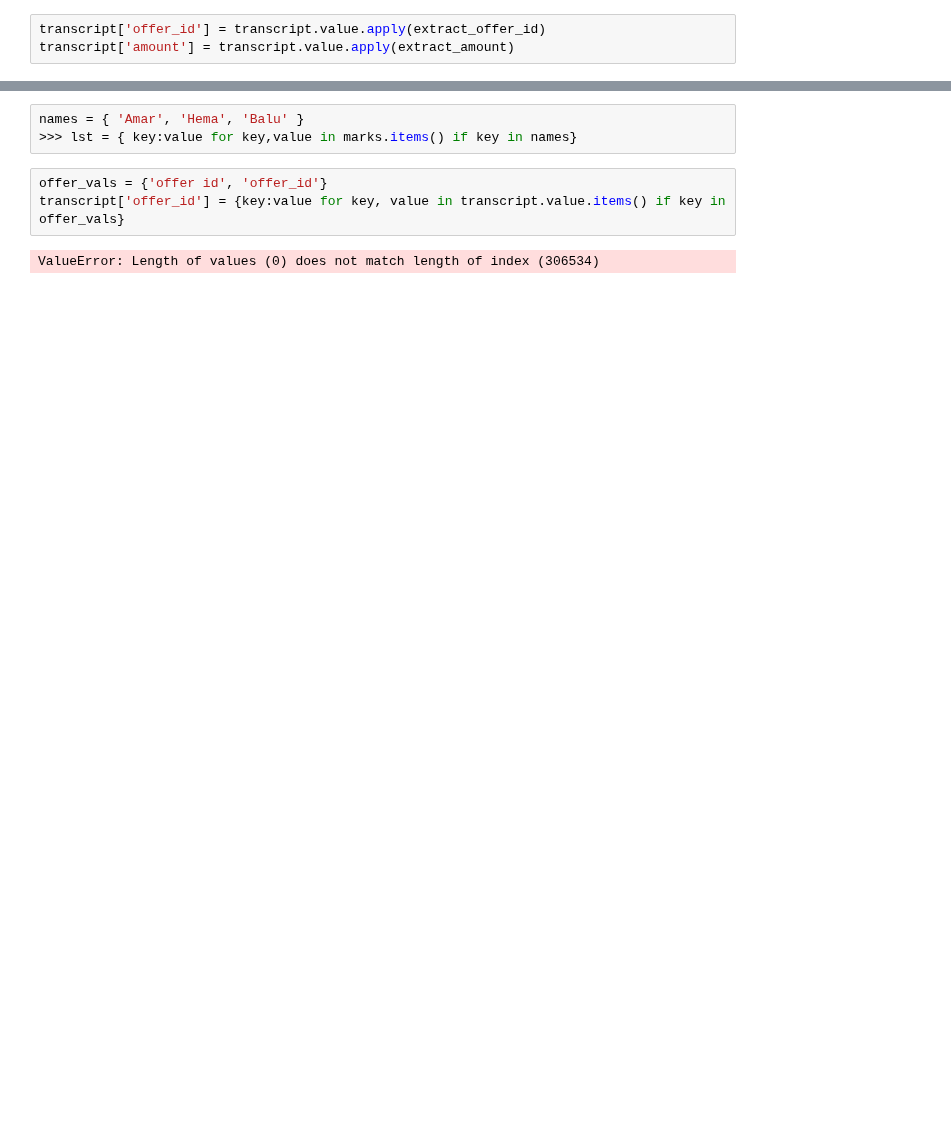
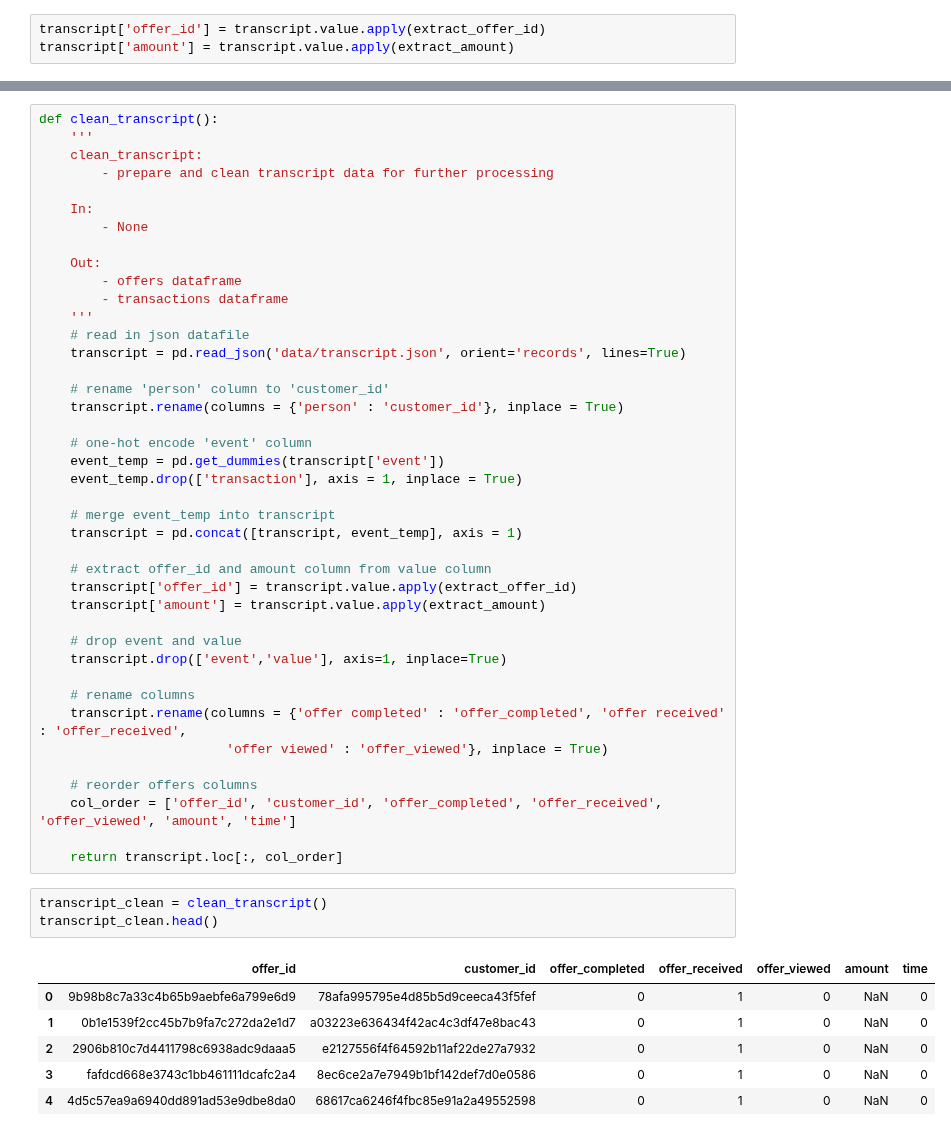
Before and after one commit to mmascaro864/capstone, a Jupyter notebook: Untitled.ipynb, the cells around one changed output, grey strips where cells are left out. Saved outputs shown, nothing was run; the diff lists cells and outputs as text; blank space fills up the shorter version.

Commit message:
update clean_transcript function

```diff
--- a/Untitled.ipynb
+++ b/Untitled.ipynb
@@ -196,11 +196,54 @@ transcript.sample(5)
 | 98305 | d0ab05be7544435f935f13082b31ff0e | transaction | {'amount': 6.1} | 264 | 0 | 0 | 0 | None | ... |
 | 265109 | 8e96eadadb8c46bebc04f2697f4367fa | transaction | {'amount': 1.79} | 582 | 0 | 0 | 0 | None | ... |
 | 174614 | 21f58f38b6ac4f67acd2959072adaa7c | offer completed | {'offer_id': '9b98b8c7a33c4b65b9a... | 426 | 1 | 0 | 0 | 9b98b8c7a33c4b65b9aebfe6a799e6d9 | ... |
-# %%
-names = { 'Amar', 'Hema', 'Balu' }
->>> lst = { key:value for key,value in marks.items() if key in names}
-# %%
-offer_vals = {'offer id', 'offer_id'}
-transcript['offer_id'] = {key:value for key, value in transcript.value.items() if key in offer_vals}
-# %% [output]
-ValueError: Length of values (0) does not match length of index (306534)
+# %%
+def clean_transcript():
+    '''
+    clean_transcript:
+        - prepare and clean transcript data for further processing
+
+    In:
+        - None
+
+    Out:
+        - offers dataframe
+        - transactions dataframe
+    '''
+    # read in json datafile
+    transcript = pd.read_json('data/transcript.json', orient='records', lines=True)
+
+    # rename 'person' column to 'customer_id'
+    transcript.rename(columns = {'person' : 'customer_id'}, inplace = True)
+
+    # one-hot encode 'event' column
+    event_temp = pd.get_dummies(transcript['event'])
+    event_temp.drop(['transaction'], axis = 1, inplace = True)
+
+    # merge event_temp into transcript
+    transcript = pd.concat([transcript, event_temp], axis = 1)
+
+    # extract offer_id and amount column from value column
+    transcript['offer_id'] = transcript.value.apply(extract_offer_id)
+    transcript['amount'] = transcript.value.apply(extract_amount)
+
+    # drop event and value
+    transcript.drop(['event','value'], axis=1, inplace=True)
+
+    # rename columns
+    transcript.rename(columns = {'offer completed' : 'offer_completed', 'offer received' : 'offer_received',
+                        'offer viewed' : 'offer_viewed'}, inplace = True)
+
+    # reorder offers columns
+    col_order = ['offer_id', 'customer_id', 'offer_completed', 'offer_received', 'offer_viewed', 'amount', 'time']
+
+    return transcript.loc[:, col_order]
+# %%
+transcript_clean = clean_transcript()
+transcript_clean.head()
+# %% [output]
+|  | offer_id | customer_id | offer_completed | offer_received | offer_viewed | amount | time |
+| 0 | 9b98b8c7a33c4b65b9aebfe6a799e6d9 | 78afa995795e4d85b5d9ceeca43f5fef | 0 | 1 | 0 | NaN | 0 |
+| 1 | 0b1e1539f2cc45b7b9fa7c272da2e1d7 | a03223e636434f42ac4c3df47e8bac43 | 0 | 1 | 0 | NaN | 0 |
+| 2 | 2906b810c7d4411798c6938adc9daaa5 | e2127556f4f64592b11af22de27a7932 | 0 | 1 | 0 | NaN | 0 |
+| 3 | fafdcd668e3743c1bb461111dcafc2a4 | 8ec6ce2a7e7949b1bf142def7d0e0586 | 0 | 1 | 0 | NaN | 0 |
+| 4 | 4d5c57ea9a6940dd891ad53e9dbe8da0 | 68617ca6246f4fbc85e91a2a49552598 | 0 | 1 | 0 | NaN | 0 |
```
Also changed, not shown: parts of 2 cells of this notebook, 1 other file.
